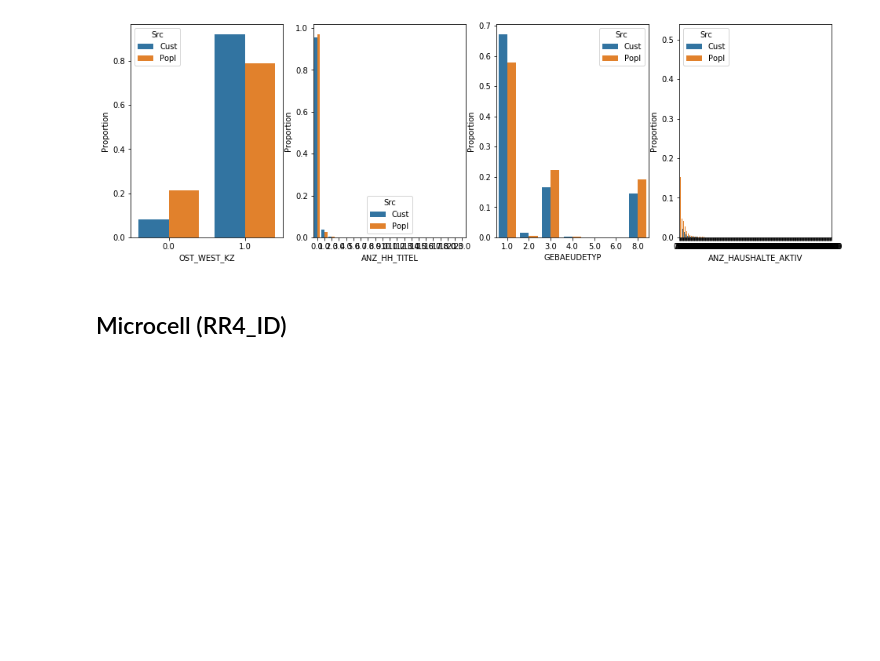
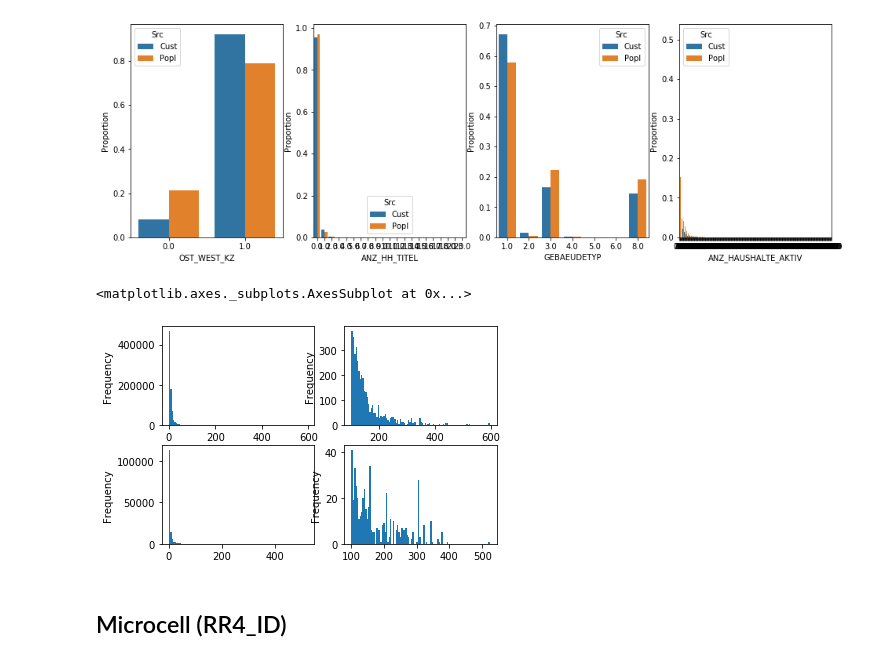
Before and after one commit to PavanKB/arvato_customer_segmentation, a Jupyter notebook: Arvato Project Workbook.ipynb, the cells around one changed output. Drawn from its saved outputs; the diff is of its cells as text; code cells hidden in the pictures; blank space fills up the shorter version.

```diff
--- a/Arvato Project Workbook.ipynb
+++ b/Arvato Project Workbook.ipynb
@@ -87,3 +93,7 @@ customer.replace({'OST_WEST_KZ': {'O': 0, 'W': 1}}, inplace=True)
 # drop LNR since it is just an indexing number and the other just a insert timestamp
 azdias.drop(['LNR', 'EINGEFUEGT_AM'], axis=1, inplace=True)
 customer.drop(['LNR', 'EINGEFUEGT_AM'], axis=1, inplace=True)
+# %%
+# cant be born in year 0?
+azdias.replace({'GEBURTSJAHR': 0}, pd.np.nan, inplace=True)
+customer.replace({'GEBURTSJAHR': 0}, pd.np.nan, inplace=True)
@@ -430,6 +445,16 @@ plot_data_dist_comp(azdias, customer, similar_attributes, 5, 1, (20, 5))
 plot_data_dist_comp(azdias, customer, different_attributes, 4, 1, (16, 5))
 # %% [output]
 [figure]
+# %%
+# Number of households in the building.
+fig, ax = plt.subplots(2, 2);
+azdias.loc[:, 'ANZ_HAUSHALTE_AKTIV'].plot.hist(bins=100, ax=ax[0, 0])
+azdias.loc[azdias.ANZ_HAUSHALTE_AKTIV > 100, 'ANZ_HAUSHALTE_AKTIV'].plot.hist(bins=100, ax=ax[0, 1])
+customer.loc[:, 'ANZ_HAUSHALTE_AKTIV'].plot.hist(bins=100, ax=ax[1, 0])
+customer.loc[customer.ANZ_HAUSHALTE_AKTIV > 100, 'ANZ_HAUSHALTE_AKTIV'].plot.hist(bins=100, ax=ax[1, 1])
+# %% [output]
+<matplotlib.axes._subplots.AxesSubplot at 0x...>
+[figure, added]
 # %% [markdown]
 ## Microcell (RR4_ID)
 # %%
```
Also changed, not shown: parts of 3 cells of this notebook, 1 other file.
